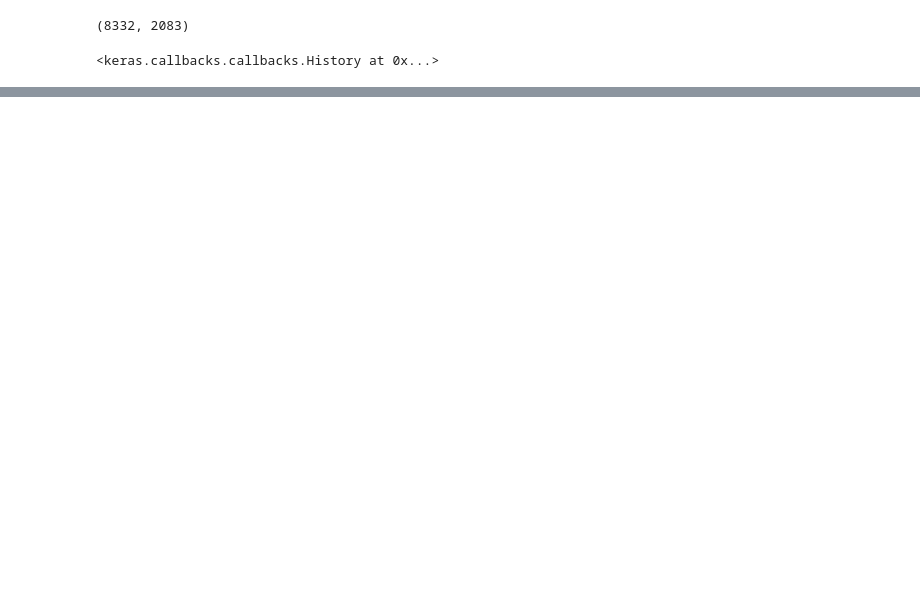
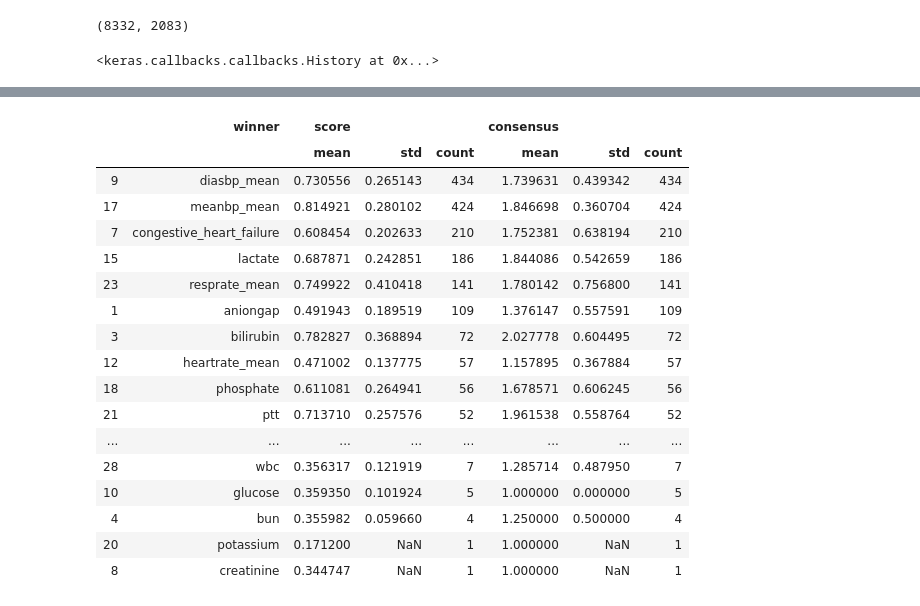
Before and after one commit to gstef80/MAgEC, a Jupyter notebook: MIMIC_MV_MAGEC.ipynb, the cells around one changed output, grey strips where cells are left out. Drawn from its saved outputs; the diff is of its cells as text; code cells hidden in the pictures; blank space fills up the shorter version.

Commit message:
MAgECs computed for MIMICIII MV static models

```diff
--- a/MIMIC_MV_MAGEC.ipynb
+++ b/MIMIC_MV_MAGEC.ipynb
@@ -432,0 +447,9 @@ ROC AUC: 0.999250
+# %%
+magecs_lr = mg.case_magecs(lr, x_magec, model_name='lr')
+magecs_lr = mg.normalize_magecs(magecs_lr, features=None, model_name='lr')
+
+magecs_rf = mg.case_magecs(rf, x_magec, model_name='rf')
+magecs_rf = mg.normalize_magecs(magecs_rf, features=None, model_name='rf')
+
+magecs_mlp = mg.case_magecs(mlp, x_magec, model_name='mlp')
+magecs_mlp = mg.normalize_magecs(magecs_mlp, features=None, model_name='mlp')
@@ -432,0 +467,3 @@ ROC AUC: 0.999250
+# %%
+feats = vitals+labs+comobs
+joined = mg.magec_models(magecs_mlp, magecs_rf, magecs_lr, Xdata=x_magec, Ydata=y_magec, features=feats)
@@ -432,0 +477,2 @@ ROC AUC: 0.999250
+# %%
+ranks1 = mg.magec_rank(joined, rank=1, features=feats)
@@ -432,0 +508,3 @@ ROC AUC: 0.999250
+# %%
+weights = {'mlp': 0.798166, 'rf': 0.821395, 'lr': 0.693912}
+consensus1 = mg.magec_consensus(ranks1, use_weights=True, weights=weights)
@@ -432,0 +540,23 @@ ROC AUC: 0.999250
+# %%
+consensus1[['winner','score','consensus']].groupby(['winner']).\
+                                           agg(['mean','std', 'count']).reset_index().\
+                                           sort_values([('score', 'count')], ascending=False)
+# %% [output]
+|  | winner | score |  |  | consensus |  |  |
+|  |  | mean | std | count | mean | std | count |
+| 9 | diasbp_mean | 0.730556 | 0.265143 | 434 | 1.739631 | 0.439342 | 434 |
+| 17 | meanbp_mean | 0.814921 | 0.280102 | 424 | 1.846698 | 0.360704 | 424 |
+| 7 | congestive_heart_failure | 0.608454 | 0.202633 | 210 | 1.752381 | 0.638194 | 210 |
+| 15 | lactate | 0.687871 | 0.242851 | 186 | 1.844086 | 0.542659 | 186 |
+| 23 | resprate_mean | 0.749922 | 0.410418 | 141 | 1.780142 | 0.756800 | 141 |
+| 1 | aniongap | 0.491943 | 0.189519 | 109 | 1.376147 | 0.557591 | 109 |
+| 3 | bilirubin | 0.782827 | 0.368894 | 72 | 2.027778 | 0.604495 | 72 |
+| 12 | heartrate_mean | 0.471002 | 0.137775 | 57 | 1.157895 | 0.367884 | 57 |
+| 18 | phosphate | 0.611081 | 0.264941 | 56 | 1.678571 | 0.606245 | 56 |
+| 21 | ptt | 0.713710 | 0.257576 | 52 | 1.961538 | 0.558764 | 52 |
+| ... | ... | ... | ... | ... | ... | ... | ... |
+| 28 | wbc | 0.356317 | 0.121919 | 7 | 1.285714 | 0.487950 | 7 |
+| 10 | glucose | 0.359350 | 0.101924 | 5 | 1.000000 | 0.000000 | 5 |
+| 4 | bun | 0.355982 | 0.059660 | 4 | 1.250000 | 0.500000 | 4 |
+| 20 | potassium | 0.171200 | NaN | 1 | 1.000000 | NaN | 1 |
+| 8 | creatinine | 0.344747 | NaN | 1 | 1.000000 | NaN | 1 |
```
Also changed, not shown: parts of 13 cells of this notebook, 1 other file.
